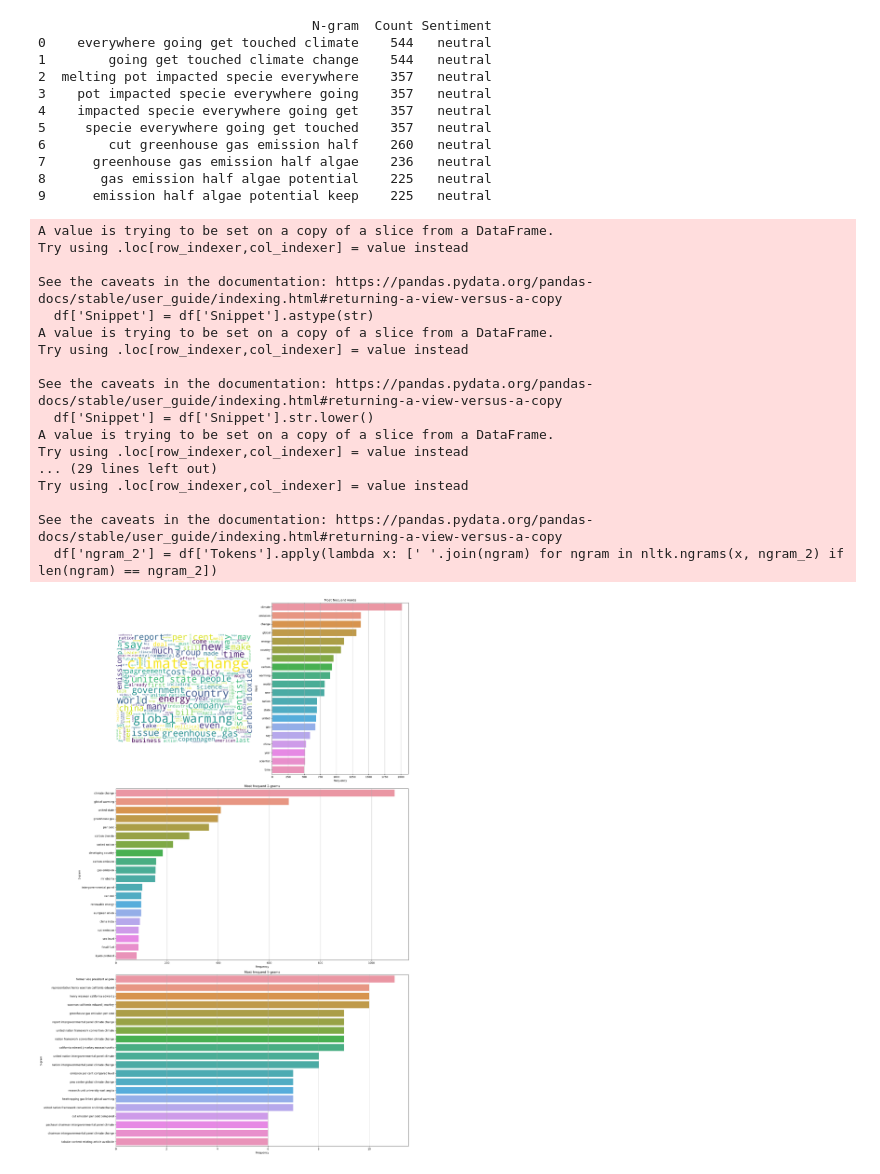
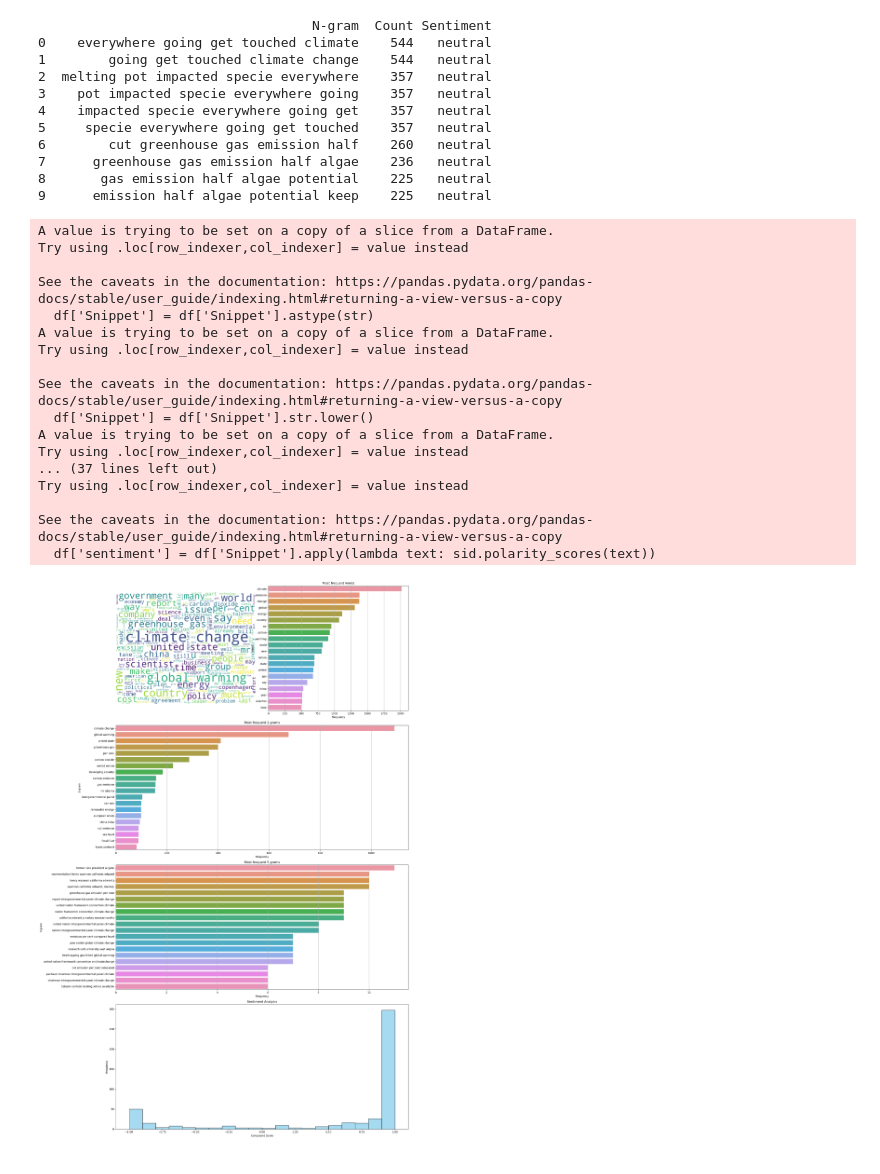
Before and after one commit to NeuralNinjas-AI/AirQuality, a Jupyter notebook: Group_EDA.ipynb, the cells around one changed output. Saved outputs shown, nothing was run; the diff lists cells and outputs as text; code cells hidden in the pictures.

Commit message:
Add sentiment graph

```diff
--- a/Group_EDA.ipynb
+++ b/Group_EDA.ipynb
@@ -328,6 +328,7 @@ from nltk.probability import FreqDist
 from nltk.stem import WordNetLemmatizer
 import nltk
 import seaborn as sns
+from nltk.sentiment.vader import SentimentIntensityAnalyzer
 
 df_Cop15 = pd.read_csv('combined_articles-COP15.csv')
 df_NGO = pd.read_csv('combined_articles-NGO.csv')
@@ -394,58 +395,78 @@ def generateWordcloud(df, stopwordList = [], ngram_1 = 2, ngram_2 = 5):
     top_ngrams_1 = ngram_freq_1.most_common(20)
     top_ngrams_2 = ngram_freq_2.most_common(20)
 
+    #  Download the vader_lexicon, which contains the rules for the Vader SentimentAnalyzer. VADER is a lexicon and rule-based sentiment analysis tool that is specifically attuned to sentiments expressed in social media.
+    nltk.download('vader_lexicon')
+
+    # Initialize the VADER sentiment intensity analyzer
+    sid = SentimentIntensityAnalyzer()
+
+    # Assume df is your DataFrame and 'text_column' is the column with the text
+    df['sentiment'] = df['Snippet'].apply(lambda text: sid.polarity_scores(text))
+
+    # Convert the sentiment scores dictionary into columns
+    df = pd.concat([df.drop(['sentiment'], axis=1), df['sentiment'].apply(pd.Series)], axis=1)
+
     # Setting up the subplot grid
     fig = plt.figure(figsize=(20, 30))
 
     # Wordcloud
-    ax1 = plt.subplot2grid((3, 2), (0, 0), colspan=1)
+    ax1 = plt.subplot2grid((4, 2), (0, 0), colspan=1)
     ax1.imshow(wordcloudNews, interpolation='bilinear')
     ax1.axis("off")
 
     # Most frequent words
-    ax2 = plt.subplot2grid((3, 2), (0, 1), colspan=1)
+    ax2 = plt.subplot2grid((4, 2), (0, 1), colspan=1)
     freq_words_df = pd.DataFrame({'Word': list(fdist.keys())[:20], 'Frequency': list(fdist.values())[:20]})
     sns.barplot(x='Frequency', y='Word', data=freq_words_df, ax=ax2)
     ax2.set_title('Most frequent words')
     ax2.grid(axis='x')
 
     # Most frequent 2-grams
-    ax3 = plt.subplot2grid((3, 2), (1, 0), colspan=2)  # Spans entire width of row 2
+    ax3 = plt.subplot2grid((4, 2), (1, 0), colspan=2)  # Spans entire width of row 2
     top_ngrams_1_df = pd.DataFrame({'2-gram': [ngram[0] for ngram in top_ngrams_1], 'Frequency': [ngram[1] for ngram in top_ngrams_1]})
     sns.barplot(x='Frequency', y='2-gram', data=top_ngrams_1_df, ax=ax3)
     ax3.set_title('Most frequent 2-grams')
     ax3.grid(axis='x')
 
     # Most frequent 5-grams
-    ax4 = plt.subplot2grid((3, 2), (2, 0), colspan=2)  # Spans entire width of row 3
+    ax4 = plt.subplot2grid((4, 2), (2, 0), colspan=2)  # Spans entire width of row 3
     top_ngrams_2_df = pd.DataFrame({'5-gram': [ngram[0] for ngram in top_ngrams_2], 'Frequency': [ngram[1] for ngram in top_ngrams_2]})
     sns.barplot(x='Frequency', y='5-gram', data=top_ngrams_2_df, ax=ax4)
     ax4.set_title('Most frequent 5-grams')
     ax4.grid(axis='x')
 
+    # Sentiment
+    ax5 = plt.subplot2grid((4, 2), (3, 0), colspan=2)  # Spans entire width of row 4
+    sns.histplot(df['compound'], bins=20, color='skyblue', kde=False)
+    ax5.set_title('Sentiment Analysis')
+    ax5.set_xlabel('Compound Score')
+    ax5.set_ylabel('Frequency')
+
+
     plt.tight_layout()
     plt.show()
 
 generateWordcloud(df_Cop15)
 # %% [output]
 A value is trying to be set on a copy of a slice from a DataFrame.
 Try using .loc[row_indexer,col_indexer] = value instead
 
 See the caveats in the documentation: https://pandas.pydata.org/pandas-docs/stable/user_guide/indexing.html#returning-a-view-versus-a-copy
   df['Snippet'] = df['Snippet'].astype(str)
 A value is trying to be set on a copy of a slice from a DataFrame.
 Try using .loc[row_indexer,col_indexer] = value instead
 
 See the caveats in the documentation: https://pandas.pydata.org/pandas-docs/stable/user_guide/indexing.html#returning-a-view-versus-a-copy
   df['Snippet'] = df['Snippet'].str.lower()
 A value is trying to be set on a copy of a slice from a DataFrame.
 Try using .loc[row_indexer,col_indexer] = value instead
-... (29 lines left out)
+... (37 lines left out)
 Try using .loc[row_indexer,col_indexer] = value instead
 
 See the caveats in the documentation: https://pandas.pydata.org/pandas-docs/stable/user_guide/indexing.html#returning-a-view-versus-a-copy
-  df['ngram_2'] = df['Tokens'].apply(lambda x: [' '.join(ngram) for ngram in nltk.ngrams(x, ngram_2) if len(ngram) == ngram_2])
+  df['sentiment'] = df['Snippet'].apply(lambda text: sid.polarity_scores(text))
-[figure, old version]
+[figure, new version]
 # %%
 generateWordcloud(df_NGO)
 # %% [output]
```
Also changed, not shown: parts of 2 cells of this notebook.
